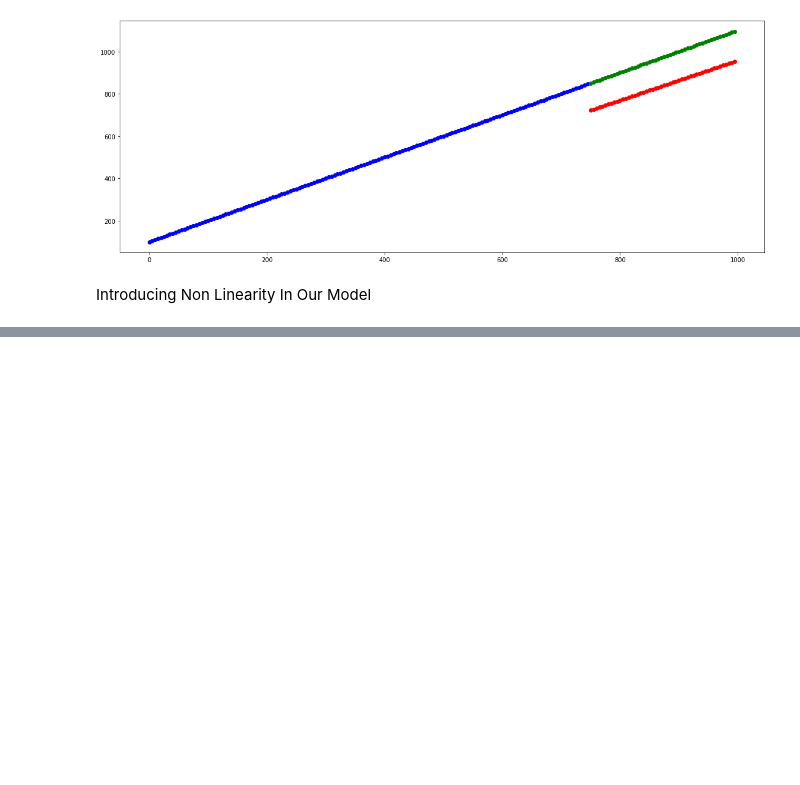
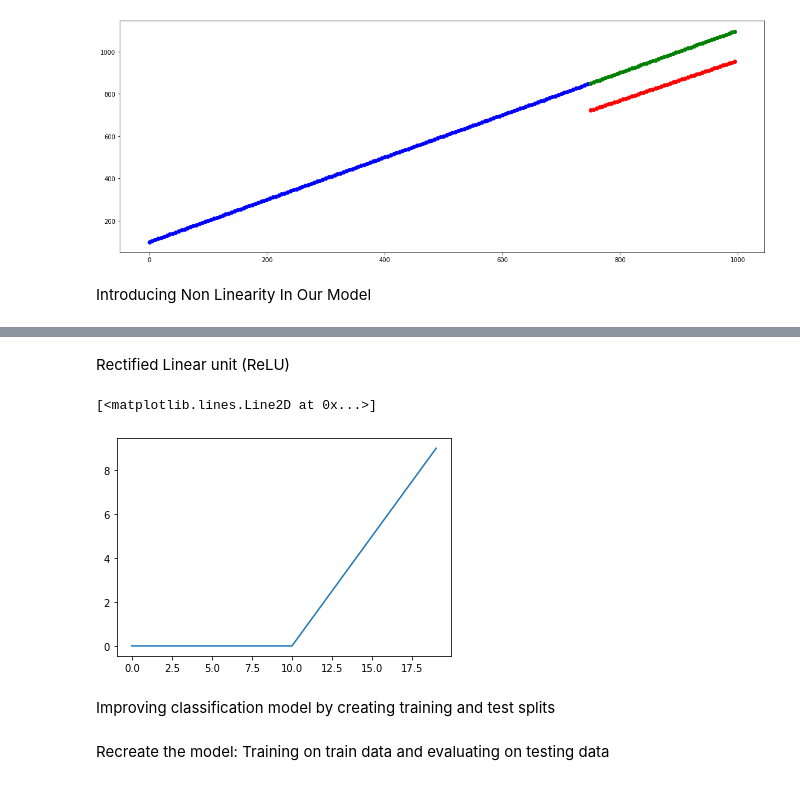
Before and after one commit to AviSaha123/Tensorflow_learnings, a Jupyter notebook: TensorflowClassification.ipynb, the cells around one changed output, grey strips where cells are left out. Drawn from its saved outputs; the diff is of its cells as text; code cells hidden in the pictures; blank space fills up the shorter version.

```diff
--- a/TensorflowClassification.ipynb
+++ b/TensorflowClassification.ipynb
@@ -229,0 +231,12 @@ executing.executing.NotOneValueFound: Expected one value, found 0
+# %% [markdown]
+Rectified Linear unit (ReLU)
+# %%
+# Relu : max(0,x)
+
+C = tf.math.maximum(0,A)
+plt.plot(C)
+# %% [output]
+[<matplotlib.lines.Line2D at 0x...>]
+[figure, added]
+# %% [markdown]
+Improving classification model by creating training and test splits
@@ -229,0 +246,2 @@ executing.executing.NotOneValueFound: Expected one value, found 0
+# %% [markdown]
+Recreate the model: Training on train data and evaluating on testing data
```
Also changed, not shown: parts of 16 cells of this notebook.
